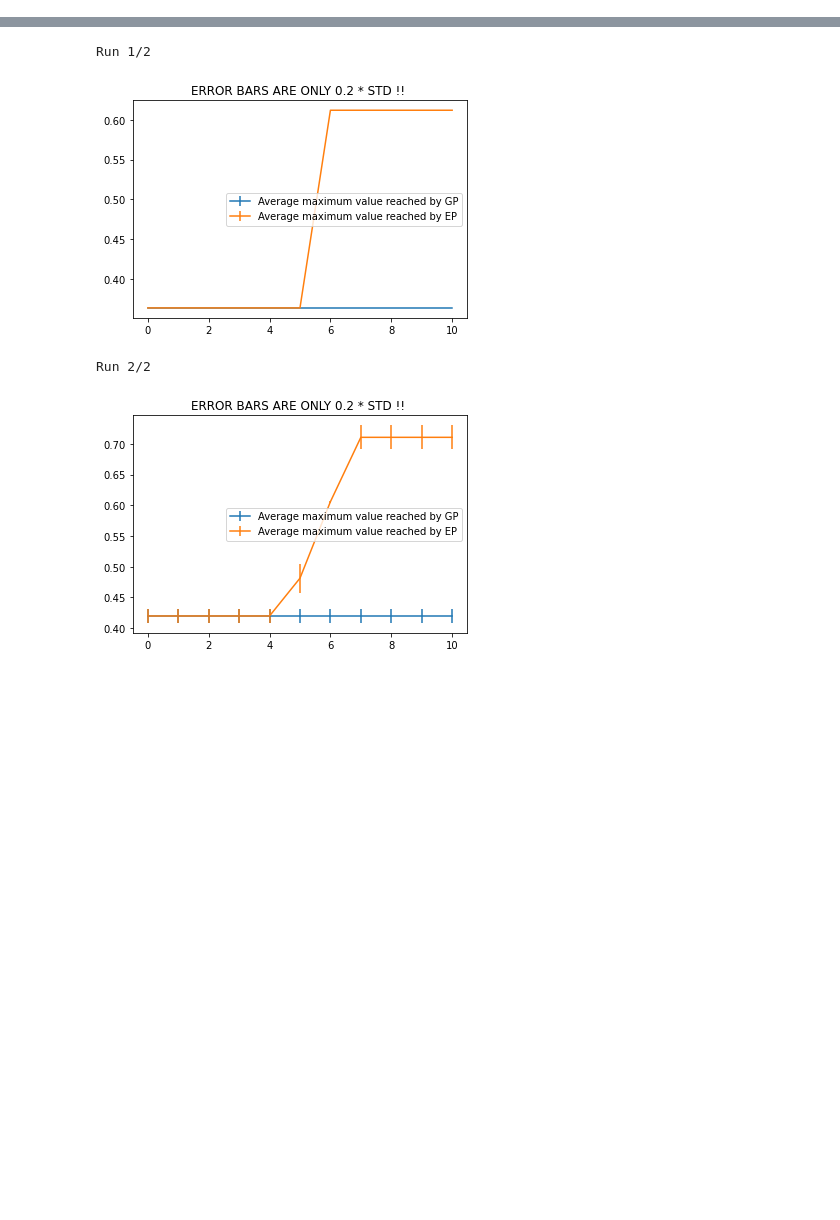
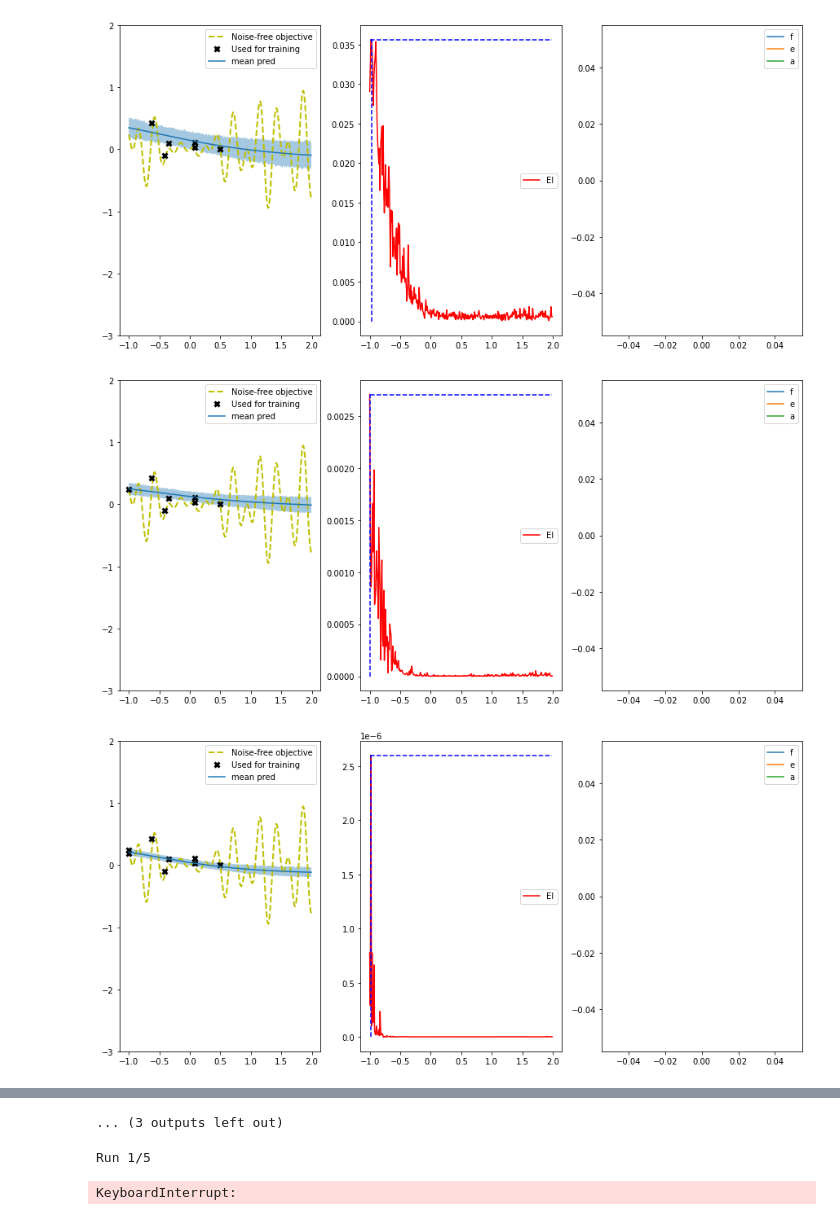
Before and after one commit to MJ10/DEUP, a Jupyter notebook: notebooks/bayesian_optimization.ipynb, the cells around one changed output, grey strips where cells are left out. Cells and saved outputs as stored; diff of their text form; code cells hidden in the pictures; blank space fills up the shorter version.

```diff
--- a/notebooks/bayesian_optimization.ipynb
+++ b/notebooks/bayesian_optimization.ipynb
@@ -88,6 +88,12 @@ def optimize(model_name, X_init, Y_init, plot=False, n_steps=5, epochs=15, **kwa
                                                                                 weight_decay=reg,
                                                                                 output_weight_decay=None)
             model = model_name(full_train_X, full_train_Y, network=kwargs['networks']['f_predictor'], optimizer=kwargs['optimizers']['f_optimizer'], batch_size=4)
+            if state_dict is not None:
+                model.load_state_dict(state_dict)
+            for _ in range(epochs):
+                model.fit()
+        elif model_name == EvidentialRegression:
+            model = model_name(full_train_X, full_train_Y, network=kwargs['networks']['f_predictor'], optimizer=kwargs['optimizers']['f_optimizer'], batch_size=4, reg_coefficient=0.0001)
             if state_dict is not None:
                 model.load_state_dict(state_dict)
             for _ in range(epochs):
@@ -149,22 +155,27 @@ def optimize(model_name, X_init, Y_init, plot=False, n_steps=5, epochs=15, **kwa
 # %%
 # SETTING THESE 3 SEEDS ENSURES DETERMINISTIC RESULTS
 # GP IS DETERMINISTIC given X_init and Y_init
-
+dropout_prob=0.5
+lengthscale=0.01
 # density_estimator = FixedKernelDensityEstimator('exponential', 0.05)
 #torch.manual_seed(8)
 networks = {'a_predictor': create_network(1, 1, 64, 'tanh', True),
             'e_predictor': create_network(2, 1, 64, 'relu', True),
-            'f_predictor': create_network(1, 1, 64, 'relu', False)
+            'f_predictor': create_network(1, 1, 64, 'tanh', False, dropout_prob=dropout_prob)
             }
 
 optimizers = {'a_optimizer': create_optimizer(networks['a_predictor'], 1e-3),
               'e_optimizer': create_optimizer(networks['e_predictor'], 1e-3),
               'f_optimizer': create_optimizer(networks['f_predictor'], 1e-3)
               }
 
 X_init = (bounds[1] - bounds[0]) * torch.rand(6, 1) + bounds[0]
 Y_init = f(X_init)
 
-_, = optimize(EpistemicPredictor, X_init, Y_init, plot=True, n_steps=15, networks=networks, optimizers=optimizers,
-    split_seed=1, dataloader_seed=2, iid_ratio=5, epochs=50, retrain=False)
+_,_ = optimize(MCDropout, X_init, Y_init, plot=True, n_steps=15, networks=networks, optimizers=optimizers,
+    split_seed=1, dataloader_seed=2, iid_ratio=5, epochs=100, retrain=False)
 # optimize(SingleTaskGP, X_init, Y_init, plot=True, n_steps=25)
+# %% [output]
+[figure, added]
+[figure, added]
+[figure, added]
@@ -171,10 +191,11 @@ _, = optimize(EpistemicPredictor, X_init, Y_init, plot=True, n_steps=15, network
+... (3 outputs left out)
 # %%
 # Simple comparison of EP and GP !!
 
 import numpy as np
 import torch.nn as nn
 from collections import OrderedDict
-n_runs = 2
+n_runs = 5
 n_steps = 50
 gp_runs = np.zeros((n_runs, n_steps + 1))
 ep_runs = np.zeros((n_runs, n_steps + 1))
@@ -218,7 +239,5 @@ for i in range(0, n_runs):
     plt.title('ERROR BARS ARE ONLY 0.2 * STD !! ')
     plt.show()
 # %% [output]
-Run 1/2
+Run 1/5
-[figure, removed]
-Run 2/2
+KeyboardInterrupt:
-[figure, removed]
```
Also changed, not shown: parts of 3 cells of this notebook.
